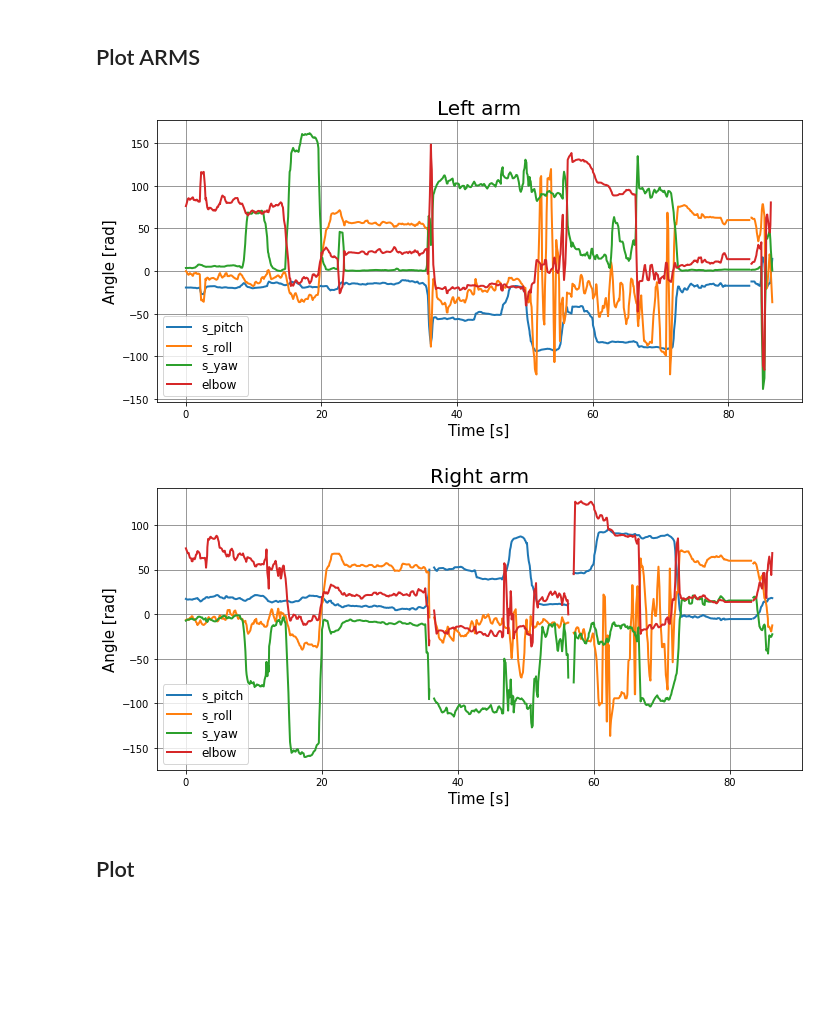
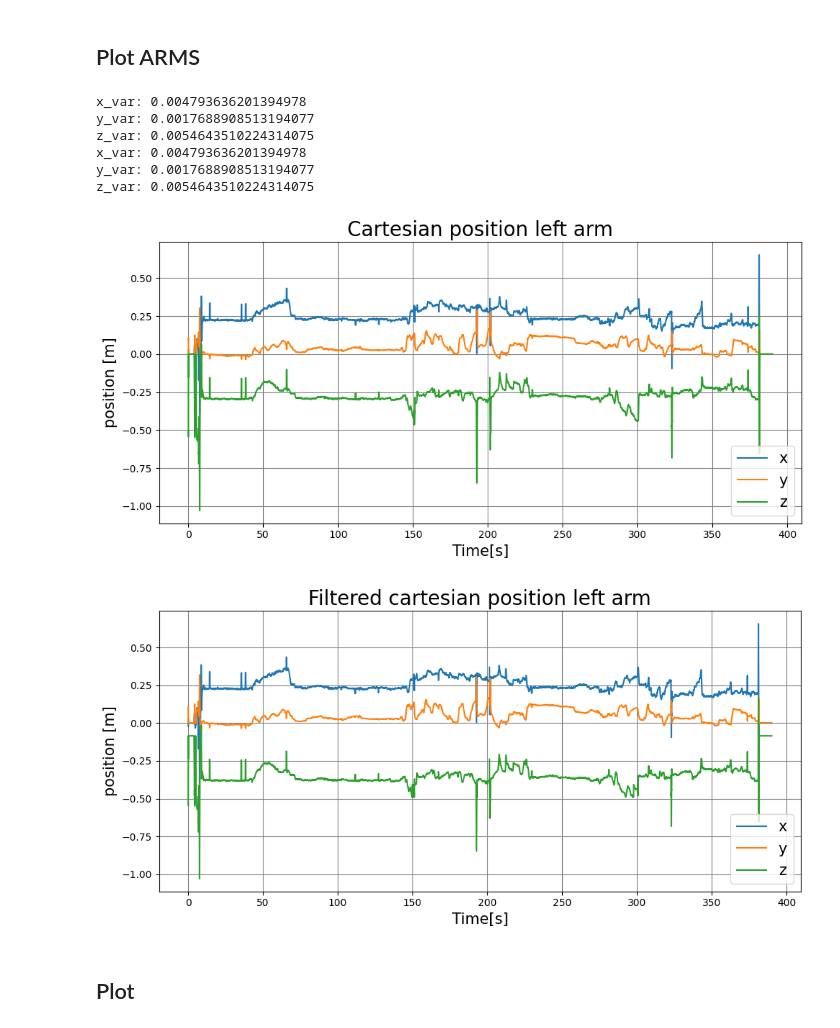
Before and after one commit to fzoric8/ros_utils, a Jupyter notebook: bags/h2ami.ipynb, the cells around one changed output. Drawn from its saved outputs; the diff is of its cells as text; code cells hidden in the pictures; blank space fills up the shorter version.

````diff
--- a/bags/h2ami.ipynb
+++ b/bags/h2ami.ipynb
@@ -20,7 +21,7 @@ bag_name = my_bag.bag
 b = bagreader(bag_name)
 ```
 # %%
-bag = "antrop_arms4.bag"
+bag = "first_box_touching_experiment.bag"
 
 b = bagreader(bag)
 # %% [output]
@@ -52,4 +53,6 @@ print(csv_files)
 upper_body_3d = pd.read_csv(csv_files[-1])
 right_arm = pd.read_csv(csv_files[-2])
 left_arm = pd.read_csv(csv_files[-3])
+cart_right_arm = pd.read_csv(csv_files[1])
+cart_left_arm = pd.read_csv(csv_files[0])
 # %% [output]
@@ -106,36 +110,80 @@ def plot_arm(arm, savename, title="left_arm"):
 
     plt.figure(figsize=(w, h))
 
     scaled_t = scale_any_time(arm["Time"])
     s_pitch = arm["shoulder_pitch.data"]
     s_roll = arm["shoulder_roll.data"]
     s_yaw = arm["shoulder_yaw.data"]
     e = arm["elbow.data"]
 
 
     plt.plot(scaled_t, s_pitch, label="s_pitch", linewidth=2)
     #plt.plot(jst, m_pitch, label="m_pitch")
     plt.plot(scaled_t, s_roll, label="s_roll", linewidth=2)
     #plt.plot(jst, m_roll, label="m_roll")
     plt.plot(scaled_t, s_yaw, label="s_yaw", linewidth=2)
     #plt.plot(jst, m_yaw, label="m_yaw")
     plt.plot(scaled_t, e, label="elbow", linewidth=2)
     #plt.plot(jst, m_e, label="elbow")
 
     plt.grid(color="grey")
     plt.title("{}".format(title), fontsize=20)
     plt.xlabel("Time [s]", fontsize=15)
     plt.ylabel("Angle [rad]", fontsize=15)
     plt.legend(loc='best', fontsize=12)
     plt.tight_layout()
     plt.savefig(savename)
 
-plot_arm(left_arm, "larm_test.svg", "Left arm")
-plot_arm(right_arm, "rarm_test.svg", "Right arm")
+def plot_position(arm, savename, title, filter_):
+
+    w, h = 10, 5
+
+    plt.figure(figsize=(w, h))
+    t = scale_any_time(arm["Time"])
+
+    x = arm["positionEE.x"]
+    y = arm["positionEE.y"]
+    z = arm["positionEE.z"]
+    x_var = statistics.pvariance(x)
+    y_var = statistics.pvariance(y)
+    z_var = statistics.pvariance(z)
+    print("x_var: {}".format(x_var))
+    print("y_var: {}".format(y_var))
+    print("z_var: {}".format(z_var))
+
+    if filter_:
+        t = t[1:]
+        x = filter_data(x, 3)
+        y = filter_data(y, 3)
+        z = filter_data(z, 3)
+
+    plt.plot(t, x, label="x")
+    plt.plot(t, y, label="y")
+    plt.plot(t, z, label="z")
+    plt.grid(color="grey")
+    plt.title(title, fontsize=20)
+    plt.xlabel("Time[s]", fontsize=15)
+    plt.ylabel("position [m]", fontsize=15)
+    plt.legend(loc="best", fontsize=15)
+    plt.tight_layout()
+    plt.savefig(savename)
+
+#plot_arm(left_arm, "larm_test.svg", "Left arm")
+#plot_arm(right_arm, "rarm_test.svg", "Right arm")
+plot_position(cart_left_arm, "cart_larm_test.svg", "Cartesian position left arm", False)
+plot_position(cart_left_arm, "cart_filtered_larm_test.svg", "Filtered cartesian position left arm", True)
+
+#plot_position(cart_right_arm, "cart_rarm_test.svg", "Cartesian position right arm", filter_data = False)
 
 #TODO: Compare and average everything in the code
 # %% [output]
+x_var: 0.004793636201394978
+y_var: 0.0017688908513194077
+z_var: 0.0054643510224314075
+x_var: 0.004793636201394978
+y_var: 0.0017688908513194077
+z_var: 0.0054643510224314075
-[figure, old version]
+[figure, new version]
-[figure, old version]
+[figure, new version]
 # %% [markdown]
 ## Plot
````
Also changed, not shown: parts of 5 cells of this notebook, 1 other file.
